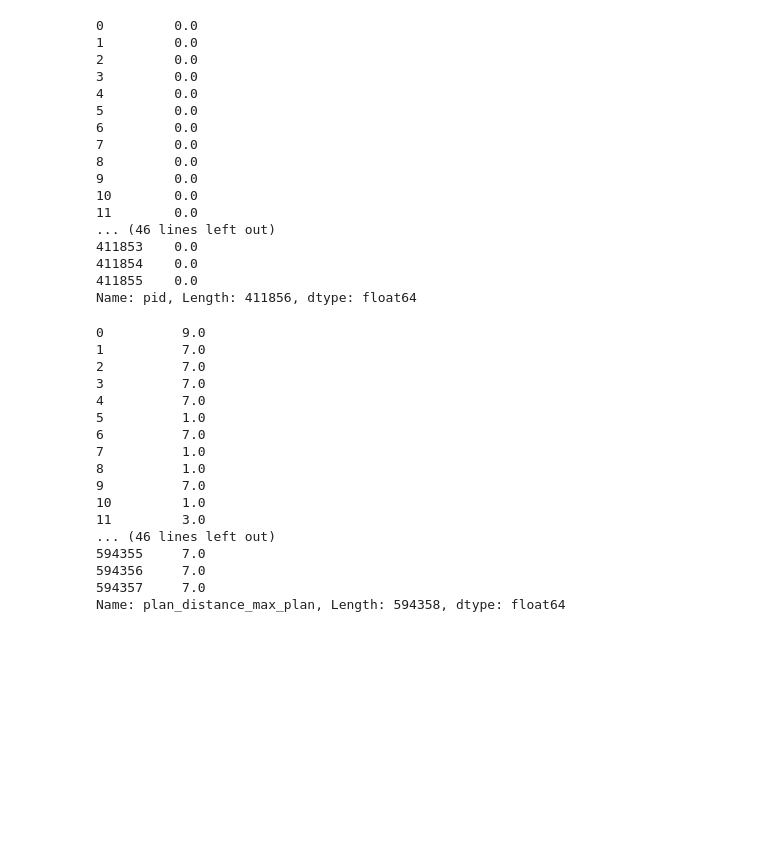
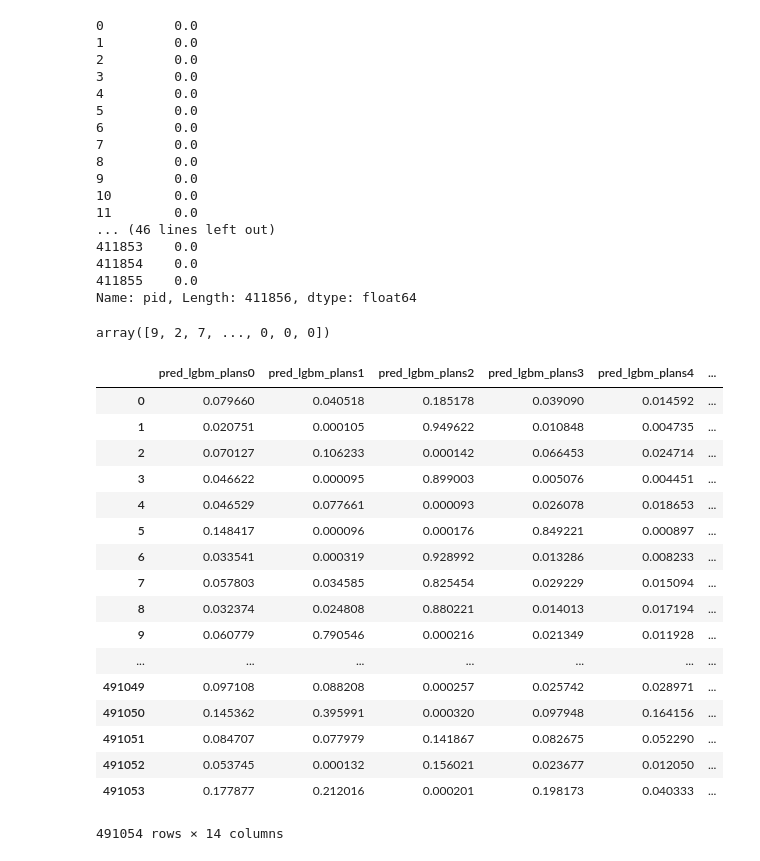
Before and after one commit to MitsuruFujiwara/KDD-Cup-2019, a Jupyter notebook: src/902_check_features.ipynb, the cells around one changed output. Drawn from its saved outputs; the diff is of its cells as text; code cells hidden in the pictures; blank space fills up the shorter version.

```diff
--- a/src/902_check_features.ipynb
+++ b/src/902_check_features.ipynb
@@ -199,20 +213,26 @@ df = loadpkl('../features/queries_plans.pkl')
-# %%
-df.plan_distance_max_plan.astype(float)
-# %% [output]
-0          9.0
-1          7.0
-2          7.0
-3          7.0
-4          7.0
-5          1.0
-6          7.0
-7          1.0
-8          1.0
-9          7.0
-10         1.0
-11         3.0
-... (46 lines left out)
-594355     7.0
-594356     7.0
-594357     7.0
-Name: plan_distance_max_plan, Length: 594358, dtype: float64
+# %%
+cols_lgbm = ['pred_lgbm_plans{}'.format(i) for i in range(0,12)]
+np.argmax(pred_lgbm[cols_lgbm].values,axis=1)
+# %% [output]
+array([9, 2, 7, ..., 0, 0, 0])
+# %%
+pred_lgbm[pred_lgbm['click_mode'].notnull()]
+# %% [output]
+|  | pred_lgbm_plans0 | pred_lgbm_plans1 | pred_lgbm_plans2 | pred_lgbm_plans3 | pred_lgbm_plans4 | ... |
+| 0 | 0.079660 | 0.040518 | 0.185178 | 0.039090 | 0.014592 | ... |
+| 1 | 0.020751 | 0.000105 | 0.949622 | 0.010848 | 0.004735 | ... |
+| 2 | 0.070127 | 0.106233 | 0.000142 | 0.066453 | 0.024714 | ... |
+| 3 | 0.046622 | 0.000095 | 0.899003 | 0.005076 | 0.004451 | ... |
+| 4 | 0.046529 | 0.077661 | 0.000093 | 0.026078 | 0.018653 | ... |
+| 5 | 0.148417 | 0.000096 | 0.000176 | 0.849221 | 0.000897 | ... |
+| 6 | 0.033541 | 0.000319 | 0.928992 | 0.013286 | 0.008233 | ... |
+| 7 | 0.057803 | 0.034585 | 0.825454 | 0.029229 | 0.015094 | ... |
+| 8 | 0.032374 | 0.024808 | 0.880221 | 0.014013 | 0.017194 | ... |
+| 9 | 0.060779 | 0.790546 | 0.000216 | 0.021349 | 0.011928 | ... |
+| ... | ... | ... | ... | ... | ... | ... |
+| 491049 | 0.097108 | 0.088208 | 0.000257 | 0.025742 | 0.028971 | ... |
+| 491050 | 0.145362 | 0.395991 | 0.000320 | 0.097948 | 0.164156 | ... |
+| 491051 | 0.084707 | 0.077979 | 0.141867 | 0.082675 | 0.052290 | ... |
+| 491052 | 0.053745 | 0.000132 | 0.156021 | 0.023677 | 0.012050 | ... |
+| 491053 | 0.177877 | 0.212016 | 0.000201 | 0.198173 | 0.040333 | ... |
+491054 rows × 14 columns
```
Also changed, not shown: parts of 10 cells of this notebook, 15 other files.
